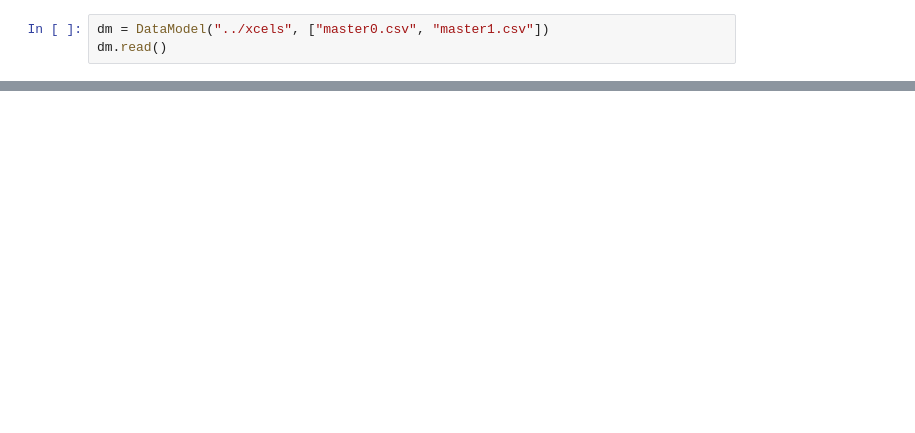
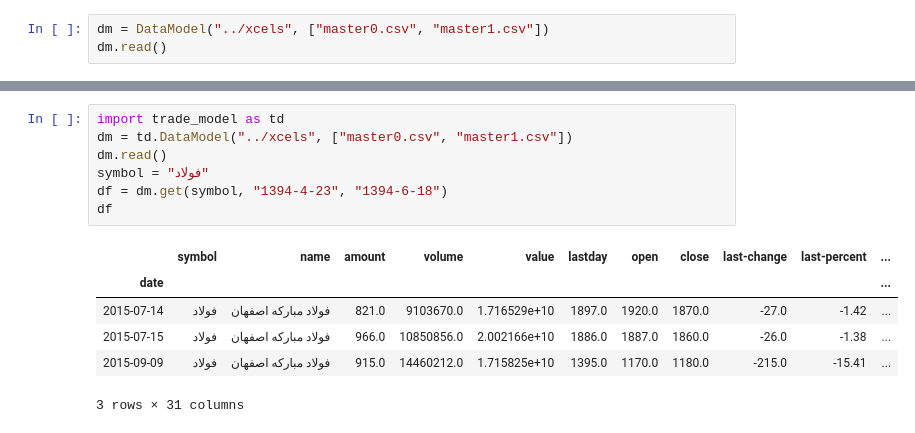
Before and after one commit to miladmirzazadeh/Parooo, a Jupyter notebook: trade_model.ipynb, the cells around one changed output, grey strips where cells are left out. Drawn from its saved outputs; the diff is of its cells as text; blank space fills up the shorter version.

```diff
--- a/trade_model.ipynb
+++ b/trade_model.ipynb
@@ -124,0 +127,14 @@ df.loc[:, ["close", "open", "ending", "lastday"]]
+# %%
+import trade_model as td
+dm = td.DataModel("../xcels", ["master0.csv", "master1.csv"])
+dm.read()
+symbol = "فولاد"
+df = dm.get(symbol, "1394-4-23", "1394-6-18")
+df
+# %% [output]
+|  | symbol | name | amount | volume | value | lastday | open | close | last-change | last-percent | ... |
+| date |  |  |  |  |  |  |  |  |  |  | ... |
+| 2015-07-14 | فولاد | فولاد مباركه اصفهان | 821.0 | 9103670.0 | 1.716529e+10 | 1897.0 | 1920.0 | 1870.0 | -27.0 | -1.42 | ... |
+| 2015-07-15 | فولاد | فولاد مباركه اصفهان | 966.0 | 10850856.0 | 2.002166e+10 | 1886.0 | 1887.0 | 1860.0 | -26.0 | -1.38 | ... |
+| 2015-09-09 | فولاد | فولاد مباركه اصفهان | 915.0 | 14460212.0 | 1.715825e+10 | 1395.0 | 1170.0 | 1180.0 | -215.0 | -15.41 | ... |
+3 rows × 31 columns
```
Also changed, not shown: parts of 4 cells of this notebook, 6 other files.
